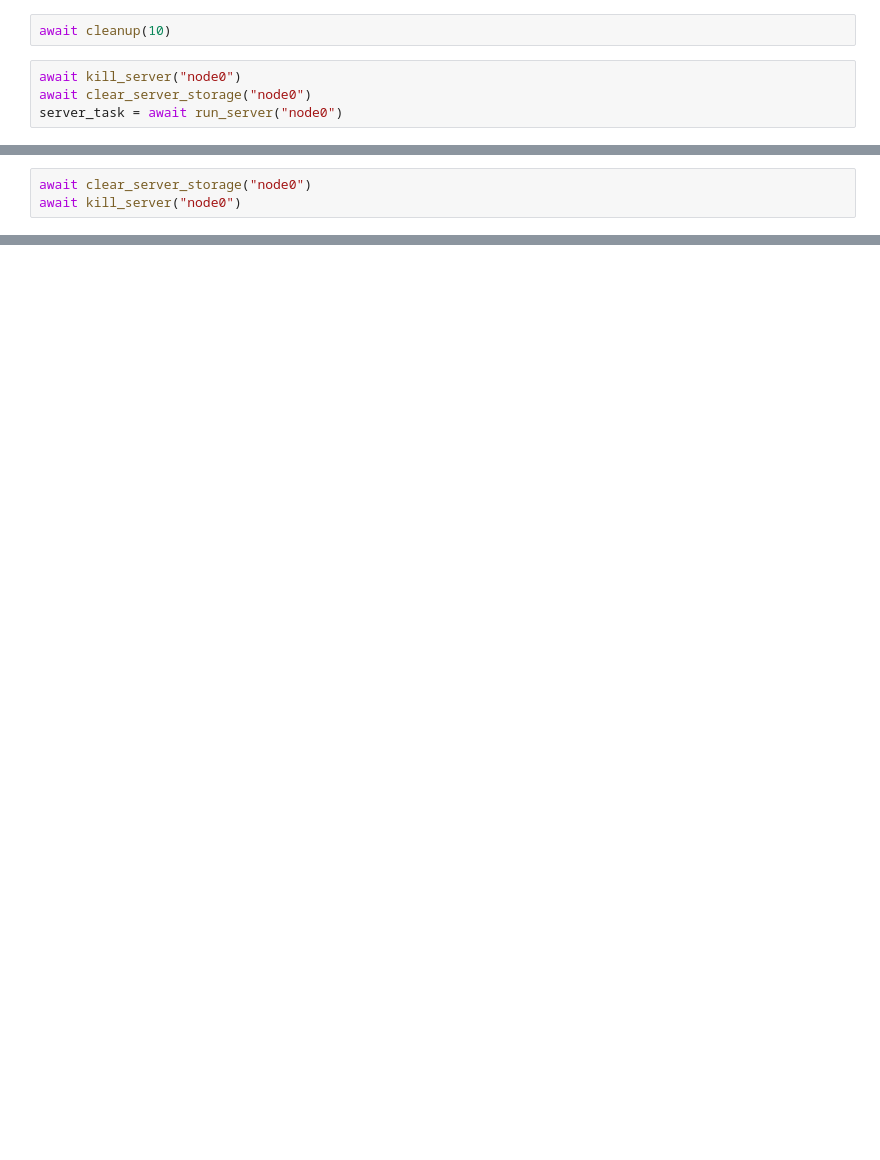
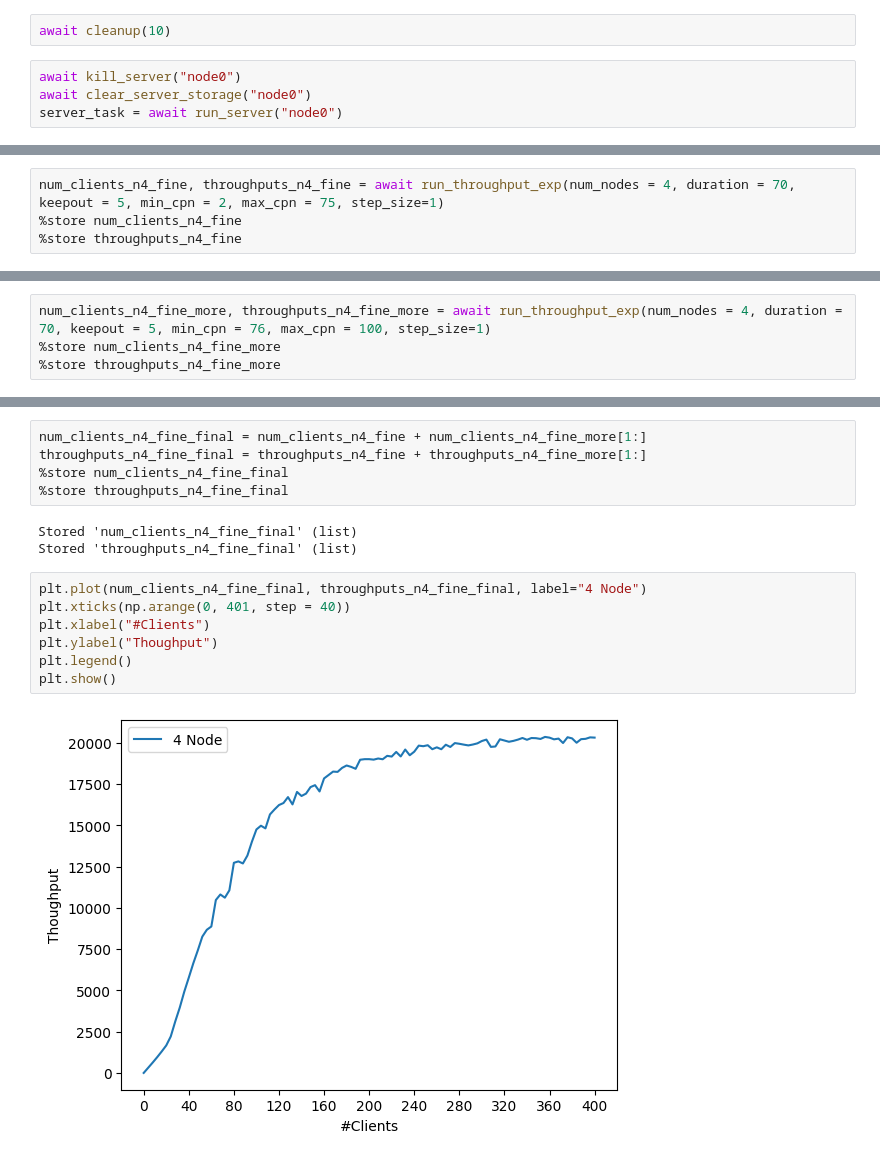
Before and after one commit to princeton-sns/frida, a Jupyter notebook: benchmark_notebook.ipynb, the cells around one changed output, grey strips where cells are left out. Drawn from its saved outputs; the diff is of its cells as text; blank space fills up the shorter version.

```diff
--- a/benchmark_notebook.ipynb
+++ b/benchmark_notebook.ipynb
@@ -254,3 +305,4 @@ plt.show()
 # %%
-await clear_server_storage("node0")
-await kill_server("node0")
+num_clients_n4_fine, throughputs_n4_fine = await run_throughput_exp(num_nodes = 4, duration = 70, keepout = 5, min_cpn = 2, max_cpn = 75, step_size=1)
+%store num_clients_n4_fine
+%store throughputs_n4_fine
@@ -256,0 +327,4 @@ await kill_server("node0")
+# %%
+num_clients_n4_fine_more, throughputs_n4_fine_more = await run_throughput_exp(num_nodes = 4, duration = 70, keepout = 5, min_cpn = 76, max_cpn = 100, step_size=1)
+%store num_clients_n4_fine_more
+%store throughputs_n4_fine_more
@@ -256,0 +349,17 @@ await kill_server("node0")
+# %%
+num_clients_n4_fine_final = num_clients_n4_fine + num_clients_n4_fine_more[1:]
+throughputs_n4_fine_final = throughputs_n4_fine + throughputs_n4_fine_more[1:]
+%store num_clients_n4_fine_final
+%store throughputs_n4_fine_final
+# %% [output]
+Stored 'num_clients_n4_fine_final' (list)
+Stored 'throughputs_n4_fine_final' (list)
+# %%
+plt.plot(num_clients_n4_fine_final, throughputs_n4_fine_final, label="4 Node")
+plt.xticks(np.arange(0, 401, step = 40))
+plt.xlabel("#Clients")
+plt.ylabel("Thoughput")
+plt.legend()
+plt.show()
+# %% [output]
+[figure, added]
```
Also changed, not shown: parts of 18 cells of this notebook, 5 other files.
